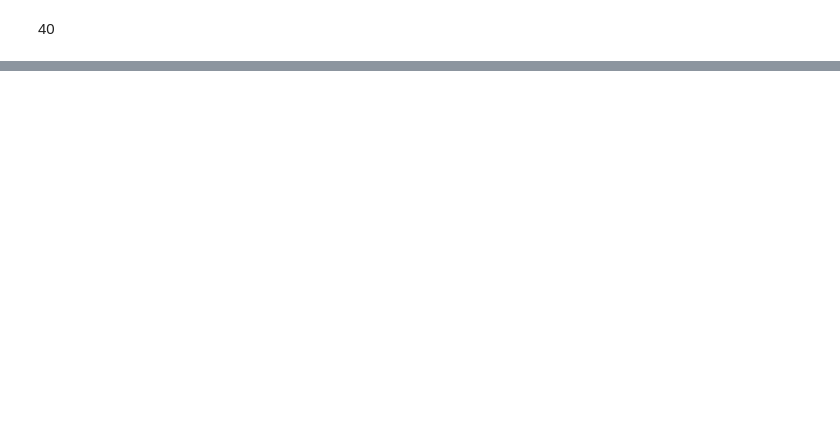
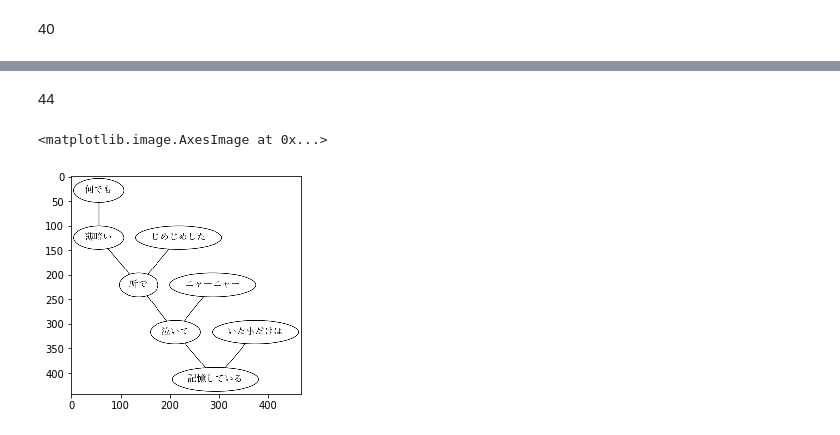
Before and after one commit to SJSY126/NLP100, a Jupyter notebook: Chapter5.ipynb, the cells around one changed output, grey strips where cells are left out. Cells and saved outputs as stored; diff of their text form; code cells hidden in the pictures; blank space fills up the shorter version.

```diff
--- a/Chapter5.ipynb
+++ b/Chapter5.ipynb
@@ -10,7 +12,7 @@ class Morph:
         self.pos1 = temp[1]
 
     def __str__(self):
-        return "surface: {}, base: {}, pos: {}, pos1: {}".format(
+        return "surface: {},\tbase: {},\tpos: {},\tpos1: {}".format(
             self.surface,
             self.base,
             self.pos,
@@ -41,0 +101,9 @@ surface: 。, base: 。, pos: 記号, pos1: 句点
+# %%
+class Chunk:
+    def __init__(self, line):
+        self.morphs = []
+        self.dst = int(line.split()[2].replace('D',''))
+        self.srcs = []
+
+    def __str__(self):
+        return ''.join([_morph.surface for _morph in self.morphs if _morph.pos != '記号'])
@@ -41,0 +152,8 @@ surface: 。, base: 。, pos: 記号, pos1: 句点
+# %%
+for sentence in sentences:
+    for chunk in sentence:
+        if chunk.dst != -1:
+            pass
+        if any([m.pos == '名詞' for m in chunk.morphs]) and \
+            any([m.pos == '動詞' for m in sentence[chunk.dst].morphs]):
+            print("{}\t{}".format(str(chunk), str(sentence[chunk.dst])))
@@ -41,0 +178,2 @@ surface: 。, base: 。, pos: 記号, pos1: 句点
+# %% [markdown]
+44
@@ -41,0 +185,29 @@ surface: 。, base: 。, pos: 記号, pos1: 句点
+# %%
+def create_graph(sentence):
+    graph = Dot(graph_type='graph')
+    nodes = []
+
+    for i, chunk in enumerate(sentence):
+        node = Node('{}'.format(i), label=str(chunk))
+        nodes.append(node)
+        graph.add_node(node)
+
+    for i, chunk in enumerate(sentence):
+        if chunk.dst == -1:
+            continue
+        node_src = nodes[i]
+        node_dst = nodes[chunk.dst]
+        edge = Edge(node_src, node_dst)
+        graph.add_edge(edge)
+
+    return graph
+# %%
+sentence = sentences[6]
+graph = create_graph(sentence)
+
+graph.write_png('4.png')
+img = Image.open('4.png')
+plt.imshow(np.array(img))
+# %% [output]
+<matplotlib.image.AxesImage at 0x...>
+[figure, added]
```
Also changed, not shown: parts of 10 cells of this notebook, 1 other file.
